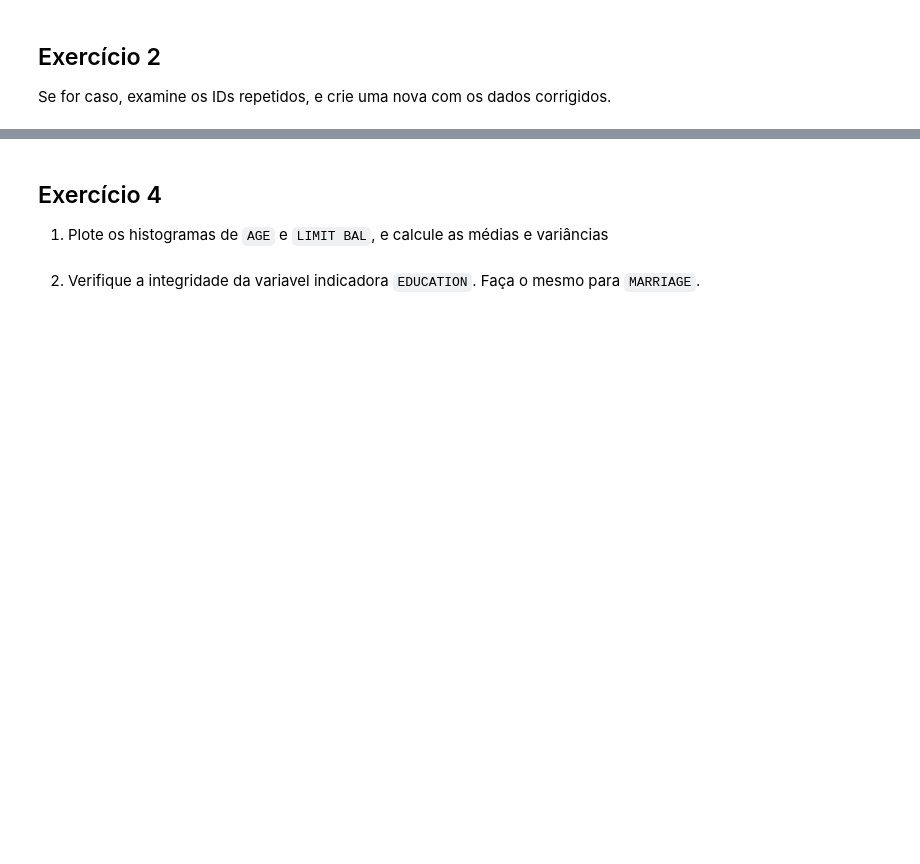
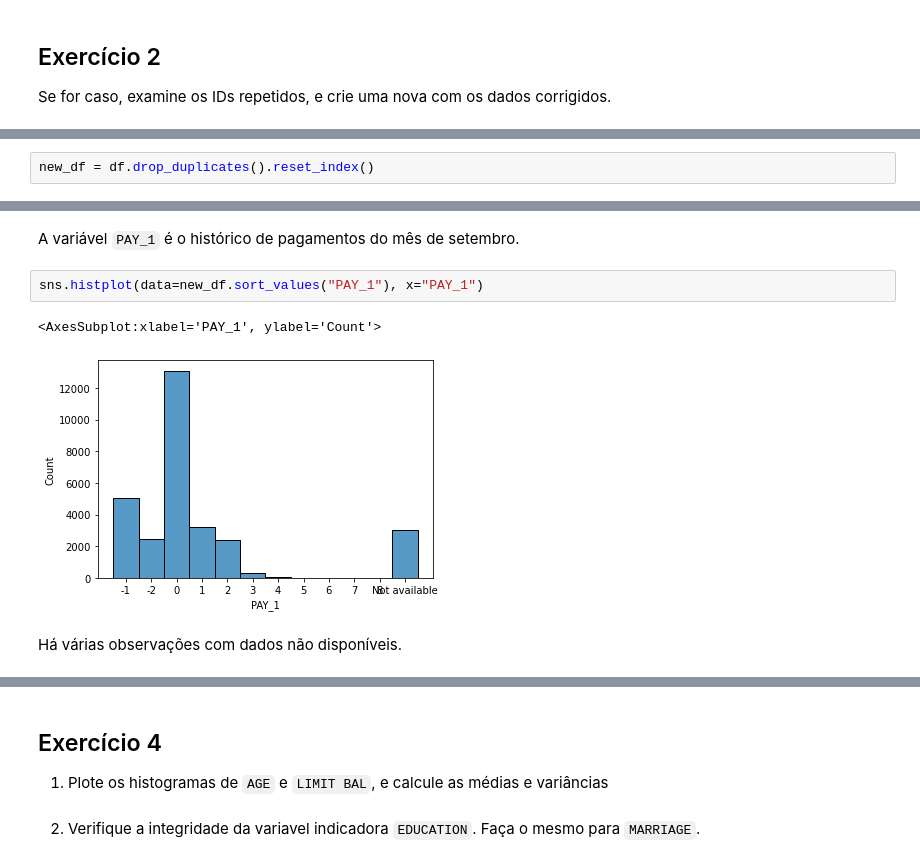
Before and after one commit to augusnunes/fraud-prediction, a Jupyter notebook: proj1.ipynb, the cells around one changed output, grey strips where cells are left out. Cells and saved outputs as stored; diff of their text form; blank space fills up the shorter version.

```diff
--- a/proj1.ipynb
+++ b/proj1.ipynb
@@ -21,2 +88,4 @@ Se for caso, examine os IDs repetidos, e crie uma nova com os dados corrigidos.
+# %%
+new_df = df.drop_duplicates().reset_index()
 # %% [markdown]
 ## Exercício 3
@@ -24,0 +93,9 @@ problema e como corrigir.
+# %% [markdown]
+A variável `PAY_1` é o histórico de pagamentos do mês de setembro.
+# %%
+sns.histplot(data=new_df.sort_values("PAY_1"), x="PAY_1")
+# %% [output]
+<AxesSubplot:xlabel='PAY_1', ylabel='Count'>
+[figure, added]
+# %% [markdown]
+Há várias observações com dados não disponíveis.
```
Also changed, not shown: parts of 20 cells of this notebook, 1 other file.
